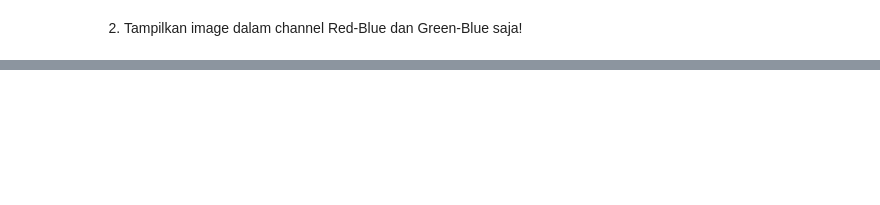
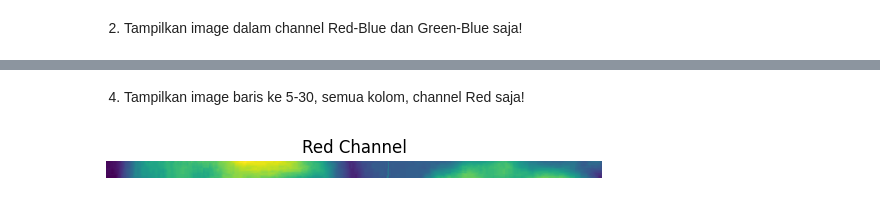
Before and after one commit to YayunEldina/PCVK_Ganjil_2024, a Jupyter notebook: Week2.ipynb, the cells around one changed output, grey strips where cells are left out. Drawn from its saved outputs; the diff is of its cells as text; code cells hidden in the pictures; blank space fills up the shorter version.

```diff
--- a/Week2.ipynb
+++ b/Week2.ipynb
@@ -158,0 +202,16 @@ ax.imshow(img5)
+# %% [markdown]
+4. Tampilkan image baris ke 5-30, semua kolom, channel Red saja!
+# %%
+# Ambil bagian gambar yang diinginkan (baris 5-30, semua kolom)
+cropped_img = img[5:30, :, :]
+
+# Ambil saluran warna Merah (Red)
+red_channel = cropped_img[:, :, 2]
+
+# Tampilkan Channel Red
+plt.imshow(red_channel)  # Menggunakan cmap 'gray' untuk menampilkan dalam skala abu-abu
+plt.title("Red Channel")
+plt.axis('off')
+plt.show()
+# %% [output]
+[figure, added]
```
Also changed, not shown: parts of 20 cells of this notebook.
